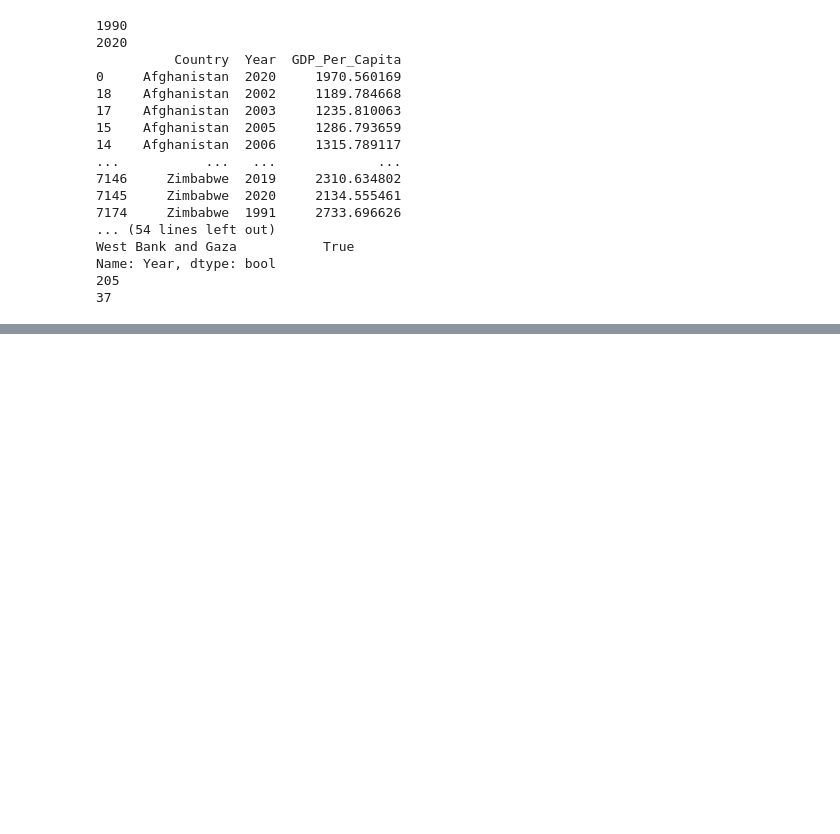
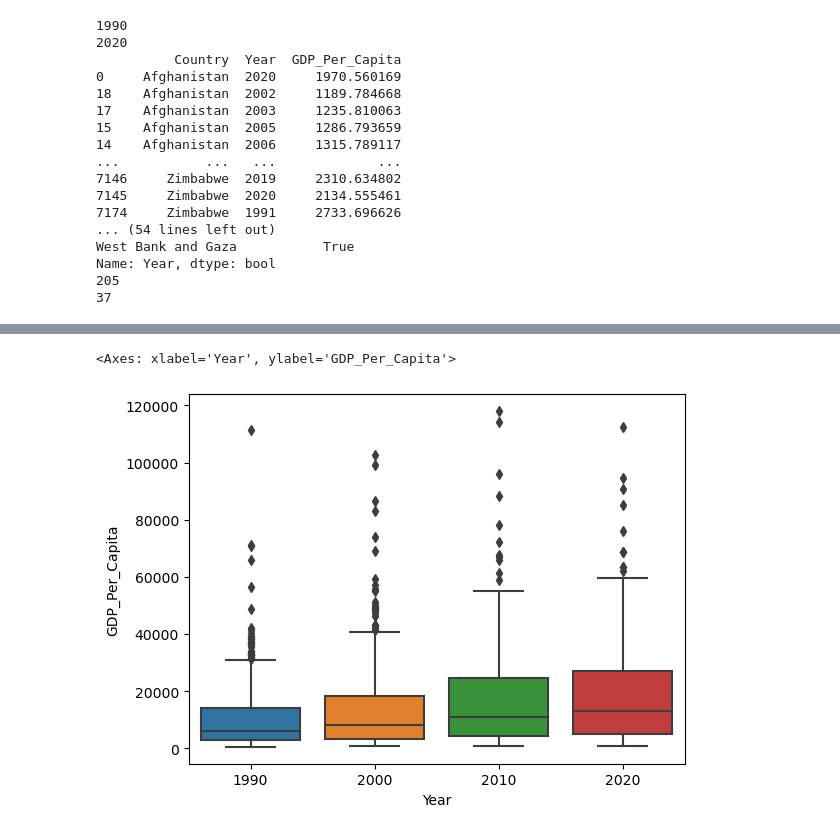
Before and after one commit to NSS-Data-Analytics-Cohort-8/gdp-and-internet-usage-wesiswes629, a Jupyter notebook: notebooks/un_gdp.ipynb, the cells around one changed output, grey strips where cells are left out. Drawn from its saved outputs; the diff is of its cells as text; code cells hidden in the pictures; blank space fills up the shorter version.

```diff
--- a/notebooks/un_gdp.ipynb
+++ b/notebooks/un_gdp.ipynb
@@ -98,0 +128,7 @@ sns.violinplot(x=gdp_country_2020["Year"],y=gdp_country_2020["GDP_Per_Capita"])
+# %%
+gdp_decades_filter = gdp_df.loc[gdp_df["Year"].isin([1990,2000,2010,2020])]
+gdp_decades = gdp_decades_filter[["GDP_Per_Capita","Year"]]
+sns.boxplot(x=gdp_decades["Year"],y=gdp_decades["GDP_Per_Capita"])
+# %% [output]
+<Axes: xlabel='Year', ylabel='GDP_Per_Capita'>
+[figure, added]
```
Also changed, not shown: parts of 19 cells of this notebook.
